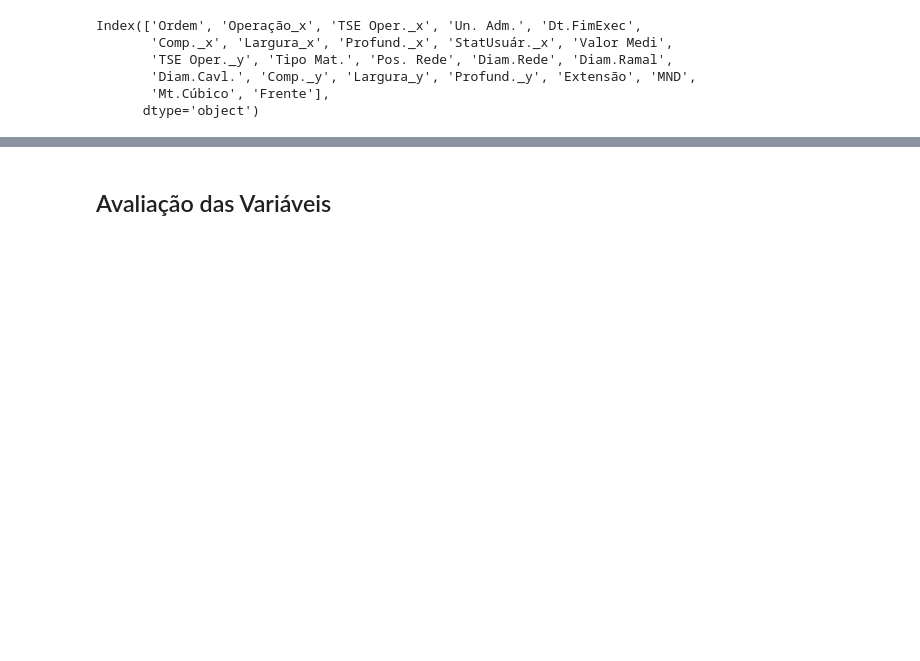
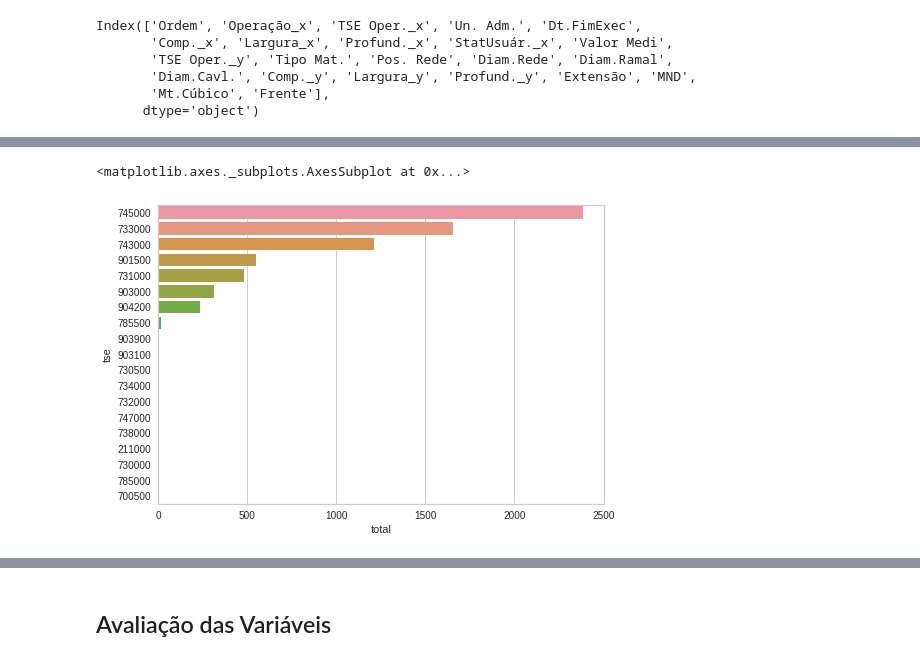
Before and after one commit to eeyamazaki/soebe, a Jupyter notebook: modelo_preditivo_soebe.ipynb, the cells around one changed output, grey strips where cells are left out. Saved outputs shown, nothing was run; the diff lists cells and outputs as text; code cells hidden in the pictures; blank space fills up the shorter version.

```diff
--- a/modelo_preditivo_soebe.ipynb
+++ b/modelo_preditivo_soebe.ipynb
@@ -944,0 +986,5 @@ dtype: int64
+# %%
+sns.barplot(data=tse_reposicao, y="tse", x="total", orient="h")
+# %% [output]
+<matplotlib.axes._subplots.AxesSubplot at 0x...>
+[figure, added]
```
Also changed, not shown: parts of 18 cells of this notebook.
